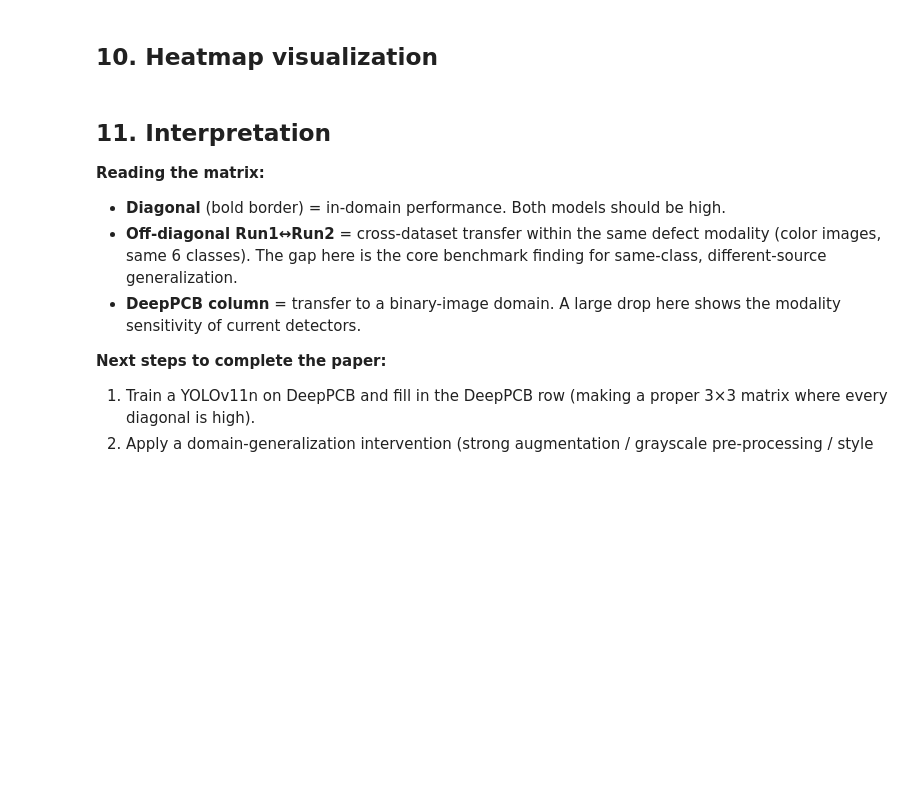
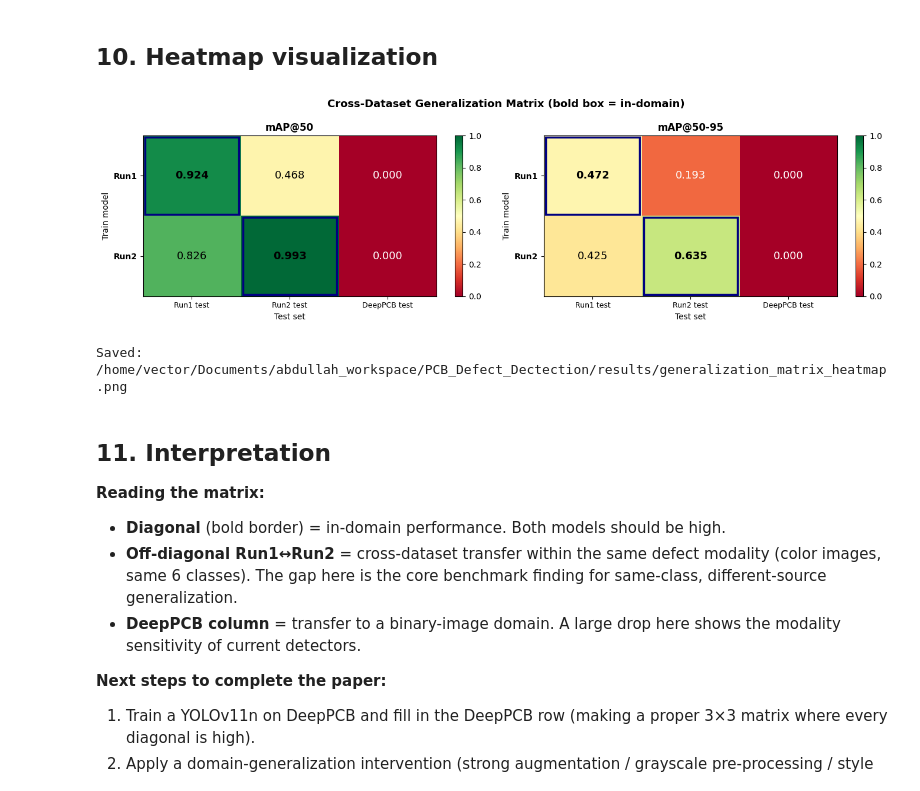
Before and after one commit to paradox-prx/PCB_Defect_Dectection, a Jupyter notebook: experiments/run4_generalization_matrix.ipynb, the cells around one changed output. Cells and saved outputs as stored; diff of their text form; code cells hidden in the pictures; blank space fills up the shorter version.

```diff
--- a/experiments/run4_generalization_matrix.ipynb
+++ b/experiments/run4_generalization_matrix.ipynb
@@ -309,35 +378,37 @@ import matplotlib.patches as mpatches
 import numpy as np
 
 fig, axes = plt.subplots(1, 2, figsize=(14, 4))
 
 for ax, vals, title in zip(axes, [m50_vals, m_vals], ["mAP@50", "mAP@50-95"]):
     arr = np.array([[v if v is not None else np.nan for v in row] for row in vals], dtype=float)
     im  = ax.imshow(arr, cmap="RdYlGn", vmin=0, vmax=1, aspect="auto")
     ax.set_xticks(range(len(test_sets)));    ax.set_xticklabels(test_sets, fontsize=9)
     ax.set_yticks(range(len(train_models))); ax.set_yticklabels(train_models, fontsize=10, fontweight="bold")
     ax.set_xlabel("Test set"); ax.set_ylabel("Train model")
     ax.set_title(title, fontsize=12, fontweight="bold")
     for i in range(len(train_models)):
         for j in range(len(test_sets)):
             v = arr[i, j]
             txt = f"{v:.3f}" if not np.isnan(v) else "N/A"
             w   = "bold" if i == j else "normal"           # diagonal = in-domain
             ax.text(j, i, txt, ha="center", va="center", fontsize=13, fontweight=w,
                     color="white" if v < 0.35 else "black")
         # bold box around diagonal cell
         ax.add_patch(mpatches.FancyBboxPatch(
             (i - 0.48, i - 0.48), 0.96, 0.96,
             boxstyle="square,pad=0", linewidth=2.5,
             edgecolor="navy", facecolor="none", zorder=5
         ))
     plt.colorbar(im, ax=ax)
 
-plt.suptitle("Cross-Dataset Generalization Matrix
-(bold box = in-domain)", fontsize=13, fontweight="bold")
+plt.suptitle("Cross-Dataset Generalization Matrix (bold box = in-domain)", fontsize=13, fontweight="bold")
 plt.tight_layout()
 hm = RESULTS_DIR / "generalization_matrix_heatmap.png"
 plt.savefig(hm, dpi=150, bbox_inches="tight"); plt.show()
 print("Saved:", hm)
+# %% [output]
+[figure, added]
+Saved: /home/vector/Documents/abdullah_workspace/PCB_Defect_Dectection/results/generalization_matrix_heatmap.png
 # %% [markdown]
 ## 11. Interpretation
 
```
Also changed, not shown: parts of 10 cells of this notebook, 7 other files.
